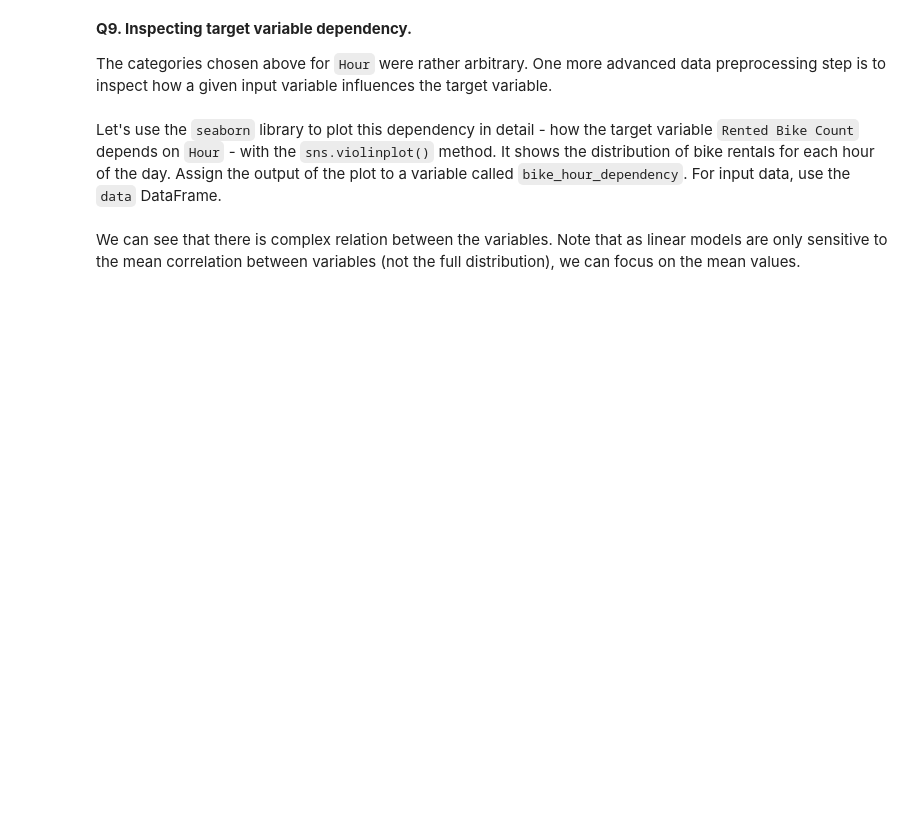
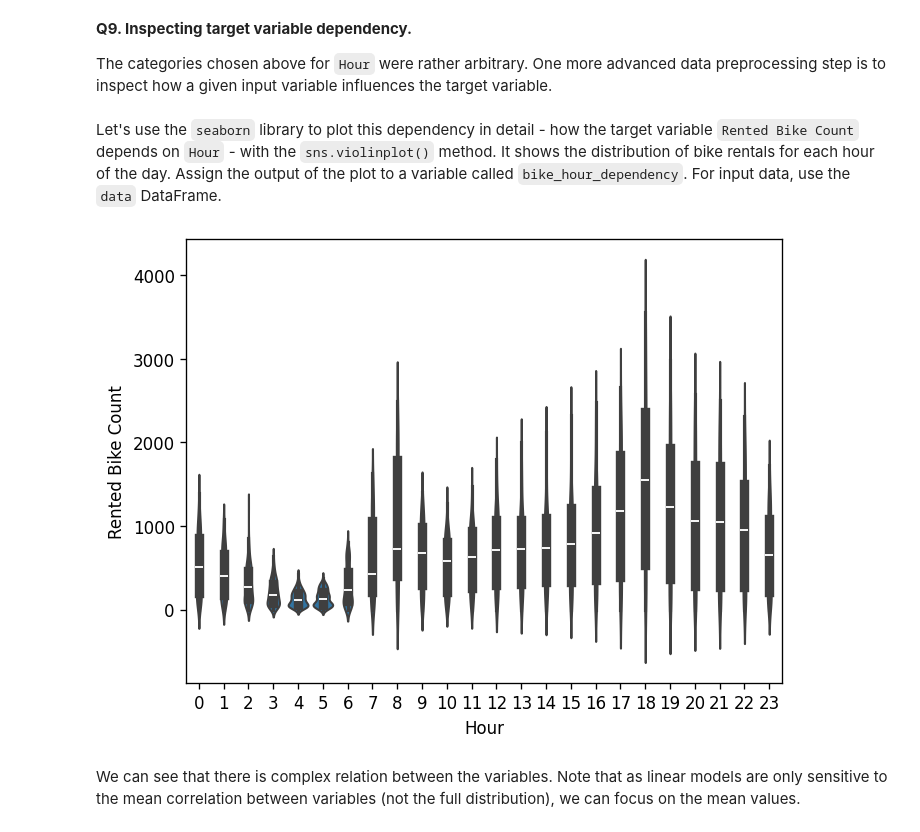
Before and after one commit to jpstephens93/dsai_apprenticeship, a Jupyter notebook: Module 2 - Introduction to Machine Learning/seoul_bike_rental_analysis.ipynb, the cells around one changed output. Drawn from its saved outputs; the diff is of its cells as text; code cells hidden in the pictures; blank space fills up the shorter version.

Commit message:
bike analysis done! one more to go...

```diff
--- a/Module 2 - Introduction to Machine Learning/seoul_bike_rental_analysis.ipynb
+++ b/Module 2 - Introduction to Machine Learning/seoul_bike_rental_analysis.ipynb
@@ -295,9 +334,11 @@ Let's use the `seaborn` library to plot this dependency in detail - how the targ
 # %%
 # We create a new figure to make other figures in the notebook don't get modified
 plt.figure()
 
 # Add your code below
-bike_hour_dependency = sns.violinplot(data, x='Hour', y='Rented Bike Count')
+bike_hour_dependency = sns.violinplot(data=data, x='Hour', y='Rented Bike Count')
+# %% [output]
+[figure, added]
 # %% [markdown]
 We can see that there is complex relation between the variables. Note that as linear models are only sensitive to the mean correlation between variables (not the full distribution), we can focus on the mean values.
 # %% [markdown]
```
Also changed, not shown: parts of 21 cells of this notebook, 1 other file.
